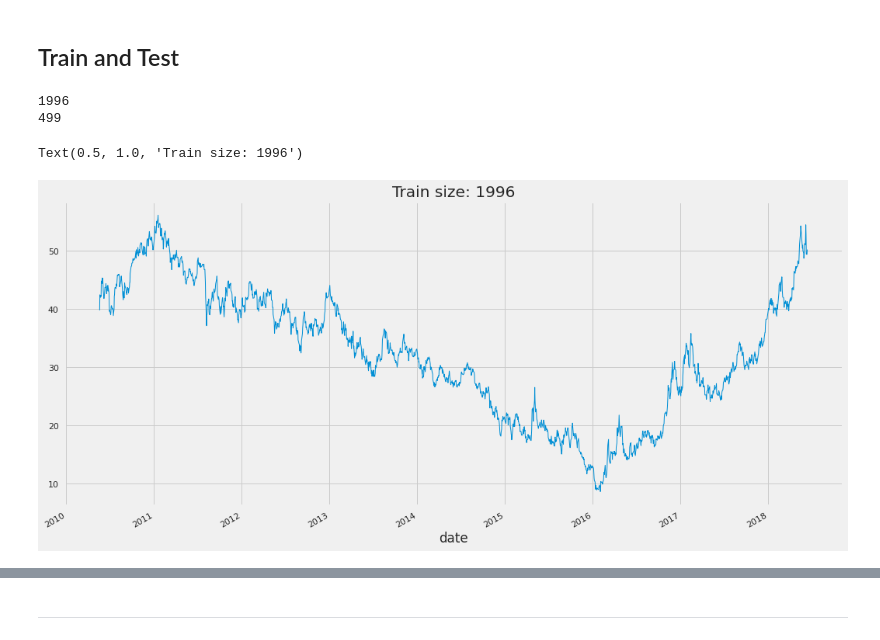
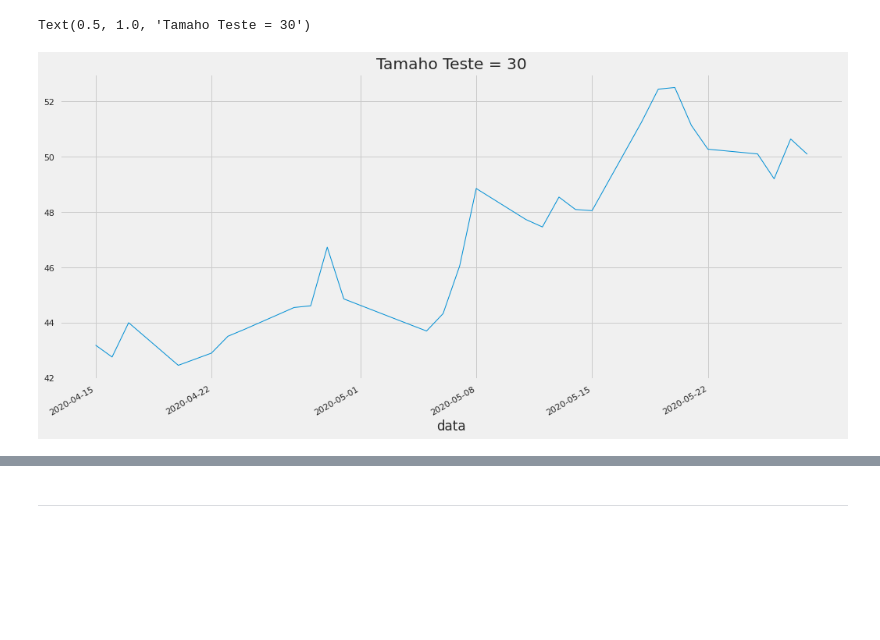
Before and after one commit to brunocampos01/forecast-of-time-series-with-stock-data, a Jupyter notebook: notebooks/02.01-statistic_models.ipynb, the cells around one changed output, grey strips where cells are left out. Saved outputs shown, nothing was run; the diff lists cells and outputs as text; code cells hidden in the pictures; blank space fills up the shorter version.

```diff
--- a/notebooks/02.01-statistic_models.ipynb
+++ b/notebooks/02.01-statistic_models.ipynb
@@ -100,0 +90,9 @@ NameError: name 'plt' is not defined
+# %%
+%%time
+
+df_vale3 = pd.read_csv('data/cleansing/df_vale3_cleansing.csv',
+                              encoding='utf8',
+                              delimiter=',',
+                              parse_dates=True,
+                              index_col=0,
+                              verbose=True)
@@ -135,0 +119,8 @@ None
+# %%
+size_train = 2415
+size_test = 30
+print(size_train)
+print(size_test)
+
+df_train = df_vale3['preco'].iloc[:size_train]
+df_test = df_vale3['preco'].iloc[size_train:]
@@ -196,20 +157,7 @@ df_vale3_cleansing = df_vale3_cleansing['price']
-# %% [markdown]
-## Train and Test
-# %%
-size_train = int(len(df_vale3_cleansing)*0.8)
-size_test = int(len(df_vale3_cleansing)*0.2)
-print(size_train)
-print(size_test)
-
-df_train = df_vale3_cleansing.iloc[size_test:]
-df_test = df_vale3_cleansing.iloc[:size_test]
-# %% [output]
-1996
-499
 # %%
-df_train.plot(linewidth=1)
+df_test.plot(linewidth=1)
 plt.grid(True)
-plt.title(f'Train size: {len(df_train)}')
+plt.title(f'Tamaho Teste = {len(df_test)}')
 # %% [output]
-Text(0.5, 1.0, 'Train size: 1996')
+Text(0.5, 1.0, 'Tamaho Teste = 30')
-[figure, old version]
+[figure, new version]
```
Also changed, not shown: parts of 128 cells of this notebook, 39 other files.
